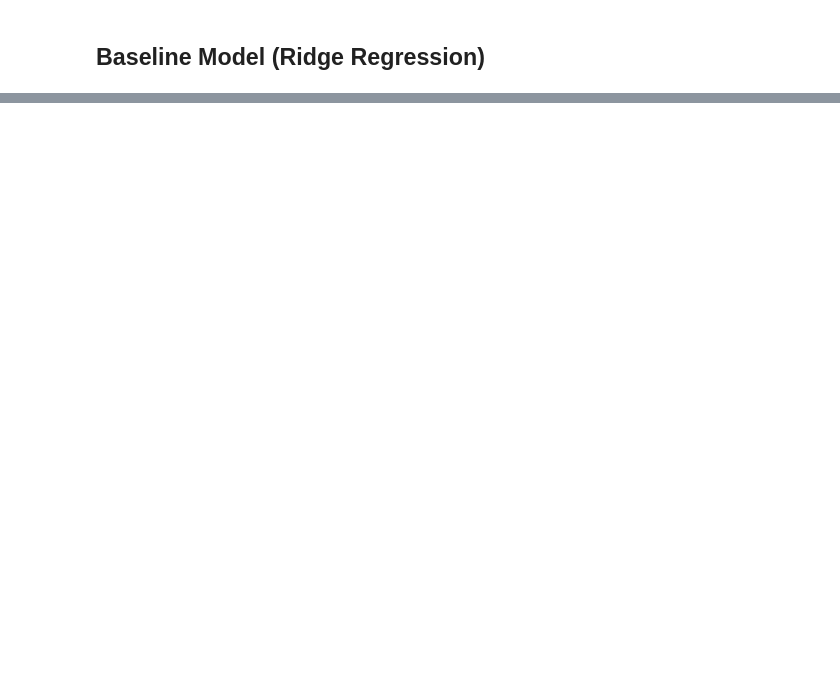
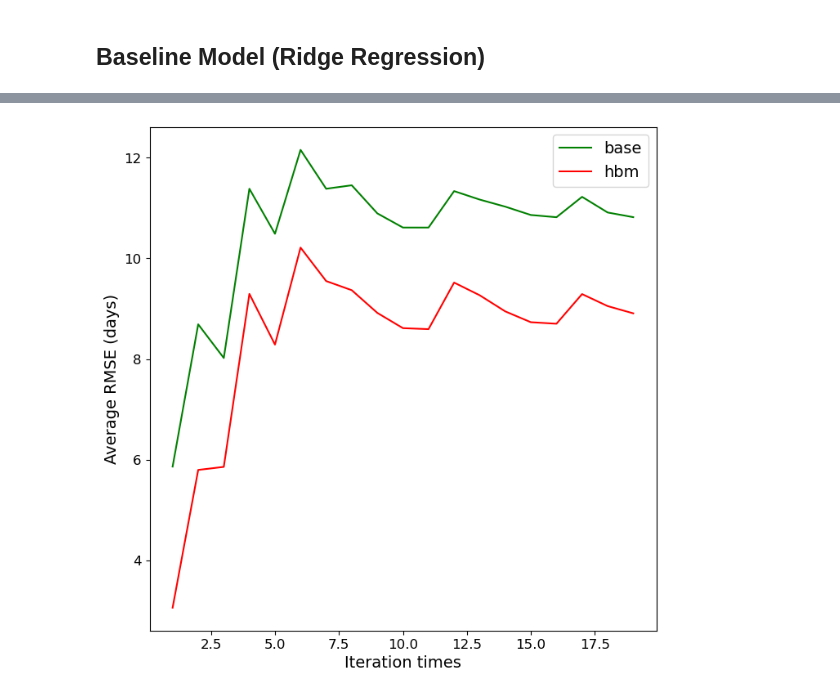
Before and after one commit to mkelsayed/HierarchicalBayesForPredictingBatteryRUL, a Jupyter notebook: src/Analysis.ipynb, the cells around one changed output, grey strips where cells are left out. Saved outputs shown, nothing was run; the diff lists cells and outputs as text; code cells hidden in the pictures; blank space fills up the shorter version.

Commit message:
Added cross validation to HMB + baseline and compared results

```diff
--- a/src/Analysis.ipynb
+++ b/src/Analysis.ipynb
@@ -65,6 +67,7 @@ def compute_F1_F2(cell):
     Feature extraction following paper
     ---
     F1: Variance of discharge \delta Q(V) between 10th and 100th cycles
+    F2:
     '''
 
     early = cell['cycles'][str(cycle_early)]
@@ -192 +216,7 @@ Sampling: [y_obs]
+# %%
+theta_mean = trace_train.posterior['theta'].mean(dim=['chain', 'draw']).values
+mu_test = theta_mean[groups_test_idx, 0] + np.sum(theta_mean[groups_test_idx, 1:] * X_test_scaled, axis=1)
+
+y_pred_scaled = mu_test
+y_pred = scaler_y.inverse_transform(y_pred_scaled.reshape(-1, 1)).flatten()
 # %%
@@ -201,2 +231,14 @@ MAPE: 13.5%
 # %% [markdown]
 ## Baseline Model (Ridge Regression)
+# %%
+from sklearn.linear_model import Ridge
+
+ridge_model = Ridge(alpha=1)
+
+ridge_model.fit(X_train_scaled, y_train_scaled)
+
+y_pred_baseline_scaled = ridge_model.predict(X_test_scaled)
+y_pred_baseline = scaler_y.inverse_transform(y_pred_baseline_scaled.reshape(-1, 1)).flatten()
+# %%
+rmse = np.sqrt(mean_squared_error(y_test, y_pred_baseline))
+mape = mean_absolute_percentage_error(y_test, y_pred_baseline) * 100
@@ -202,0 +470,28 @@ MAPE: 13.5%
+# %%
+fig = plt.figure(figsize=(8,8))
+L = len(hbm_rmse_list)
+rmse_mean_hbm = np.zeros((L,1))
+rmse_mean_base = np.zeros((L,1))
+mpe_mean_hbm = np.zeros((L,1))
+mpe_mean_base = np.zeros((L,1))
+
+for i in range(L):
+    rmse_mean_hbm[i] = np.mean(hbm_rmse_list[:i])
+    rmse_mean_base[i] = np.mean(ridge_rmse_list[:i])
+    mpe_mean_hbm[i] = np.mean(hbm_mape_list[:i])
+    mpe_mean_base[i] = np.mean(ridge_mape_list[:i])
+
+plt.plot(np.arange(L), rmse_mean_base, 'g', label='base')
+plt.plot(np.arange(L), rmse_mean_hbm, 'r', label='hbm')
+
+
+plt.xlabel('Iteration times',fontsize=14)
+plt.xticks(fontsize = 12)
+# plt.xlim(-1,51)
+# plt.ylim(3.1,4.7)
+plt.ylabel('Average RMSE (days)', fontsize=14)
+plt.yticks(fontsize = 12)
+plt.legend(fontsize=14)
+plt.show()
+# %% [output]
+[figure, added]
```
Also changed, not shown: parts of 15 cells of this notebook.
